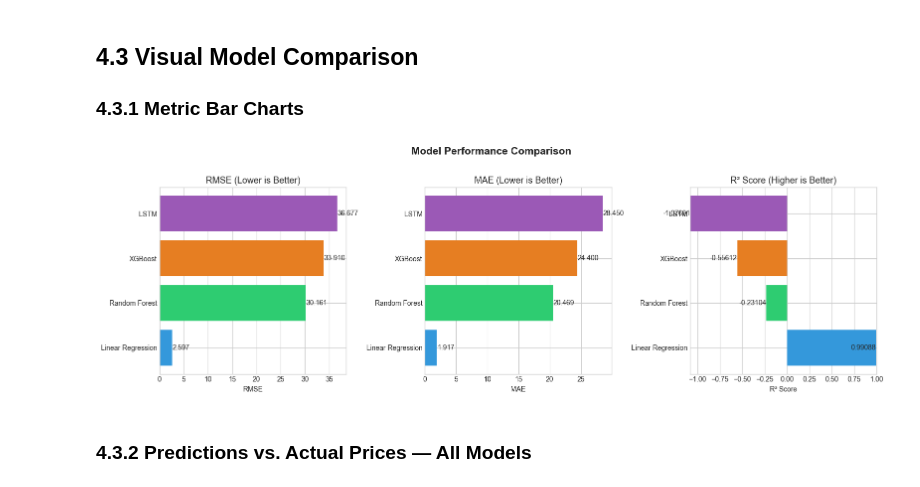
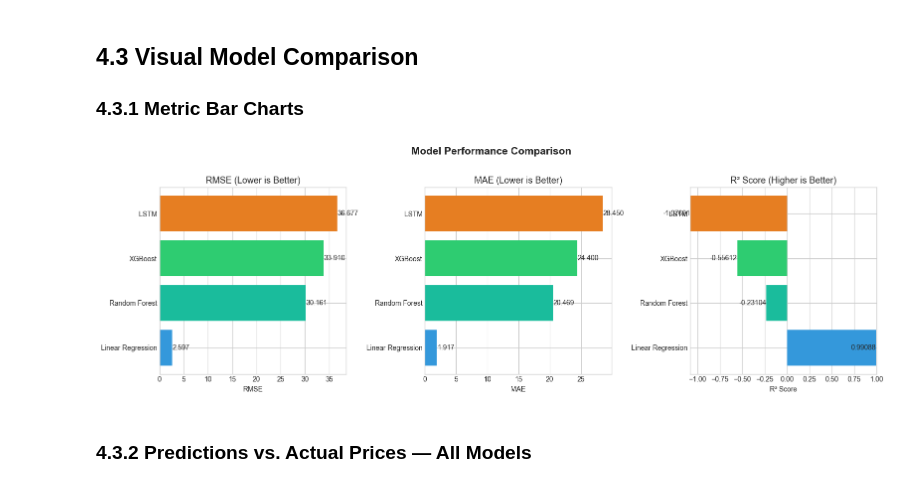
Before and after one commit to csdmichael/AIML-Capstone-Project-StockForecasting, a Jupyter notebook: notebooks/04_Model_Evaluation.ipynb, the cells around one changed output. Saved outputs shown, nothing was run; the diff lists cells and outputs as text; code cells hidden in the pictures.

```diff
--- a/notebooks/04_Model_Evaluation.ipynb
+++ b/notebooks/04_Model_Evaluation.ipynb
@@ -45,9 +52,16 @@ models_dir = os.path.join('..', 'models')
 predictions = pd.read_csv(os.path.join(data_dir, 'all_predictions.csv'), index_col='Date', parse_dates=True)
 model_results = pd.read_csv(os.path.join(data_dir, 'model_results.csv'), index_col='Model')
 
+# Detect which polynomial degree column is present
+poly_col = [c for c in predictions.columns if c.startswith('Polynomial_deg')]
+poly_col_name = poly_col[0] if poly_col else None
+poly_degree = int(poly_col_name.replace('Polynomial_deg', '')) if poly_col_name else None
+
 print(f'Predictions shape: {predictions.shape}')
 print(f'Date range: {predictions.index.min().date()} to {predictions.index.max().date()}')
 print(f'\nModels evaluated: {list(predictions.columns[1:])}')
+if poly_degree:
+    print(f'Polynomial degree used: {poly_degree}')
 predictions.head()
 # %% [output]
 Predictions shape: (494, 5)
@@ -75,8 +89,17 @@ We evaluate each model using three complementary regression metrics:
 Using multiple metrics provides a more complete picture — RMSE highlights if a model makes occasional large errors, while MAE gives the typical error magnitude.
 # %%
 # Recalculate metrics for all models from predictions
-model_names = ['Linear_Regression', 'Random_Forest', 'XGBoost', 'LSTM']
-display_names = ['Linear Regression', 'Random Forest', 'XGBoost', 'LSTM']
+model_names = ['Linear_Regression']
+display_names = ['Linear Regression']
+
+# Dynamically add polynomial regression if present
+if poly_col_name:
+    model_names.append(poly_col_name)
+    display_names.append(f'Polynomial Regression (deg={poly_degree})')
+
+model_names += ['Random_Forest', 'XGBoost', 'LSTM']
+display_names += ['Random Forest', 'XGBoost', 'LSTM']
+
 actual = predictions['Actual']
 
 eval_results = []
@@ -125,35 +148,35 @@ MODEL EVALUATION — Test Set Performance
 # %%
 # Bar chart comparison of metrics
 fig, axes = plt.subplots(1, 3, figsize=(16, 5))
-colors = ['#3498db', '#2ecc71', '#e67e22', '#9b59b6']
+colors = ['#3498db', '#1abc9c', '#2ecc71', '#e67e22', '#9b59b6'][:len(eval_df)]
 
 # RMSE
 axes[0].barh(eval_df.index, eval_df['RMSE'], color=colors)
 axes[0].set_title('RMSE (Lower is Better)', fontsize=13)
 axes[0].set_xlabel('RMSE')
 for i, v in enumerate(eval_df['RMSE']):
     axes[0].text(v + 0.05, i, f'{v:.3f}', va='center', fontsize=10)
 
 # MAE
 axes[1].barh(eval_df.index, eval_df['MAE'], color=colors)
 axes[1].set_title('MAE (Lower is Better)', fontsize=13)
 axes[1].set_xlabel('MAE')
 for i, v in enumerate(eval_df['MAE']):
     axes[1].text(v + 0.05, i, f'{v:.3f}', va='center', fontsize=10)
 
 # R² Score
 axes[2].barh(eval_df.index, eval_df['R² Score'], color=colors)
 axes[2].set_title('R² Score (Higher is Better)', fontsize=13)
 axes[2].set_xlabel('R² Score')
 axes[2].set_xlim([eval_df['R² Score'].min() - 0.005, 1.001])
 for i, v in enumerate(eval_df['R² Score']):
     axes[2].text(v - 0.003, i, f'{v:.5f}', va='center', fontsize=10, ha='right')
 
 plt.suptitle('Model Performance Comparison', fontsize=15, fontweight='bold', y=1.02)
 plt.tight_layout()
 plt.show()
 # %% [output]
-[figure, old version]
+[figure, new version]
 # %% [markdown]
 ### 4.3.2 Predictions vs. Actual Prices — All Models
 # %%
```
Also changed, not shown: parts of 11 cells of this notebook, 13 other files.
